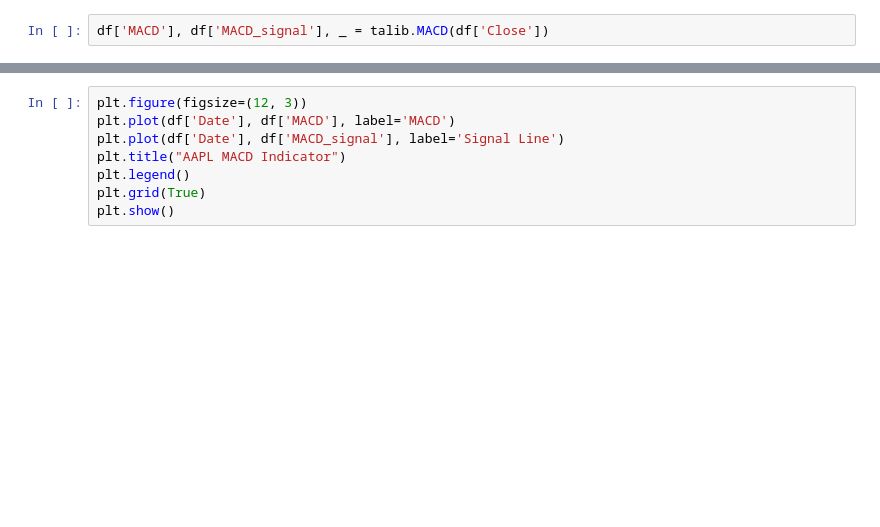
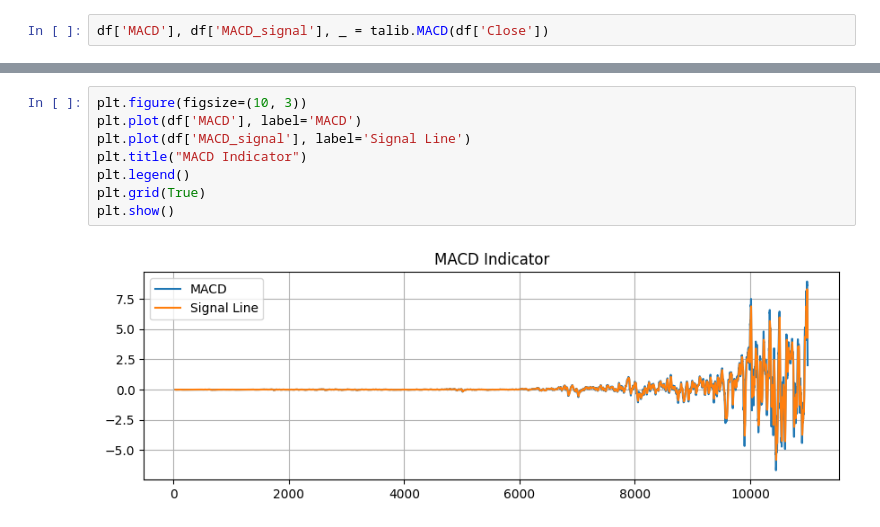
Before and after one commit to kirubhel/Financial-Prediction-Analytics, a Jupyter notebook: notebooks/quant_analysis_task2.ipynb, the cells around one changed output, grey strips where cells are left out. Saved outputs shown, nothing was run; the diff lists cells and outputs as text; blank space fills up the shorter version.

```diff
--- a/notebooks/quant_analysis_task2.ipynb
+++ b/notebooks/quant_analysis_task2.ipynb
@@ -38,8 +38,10 @@ plt.show()
 # %%
-plt.figure(figsize=(12, 3))
-plt.plot(df['Date'], df['MACD'], label='MACD')
-plt.plot(df['Date'], df['MACD_signal'], label='Signal Line')
-plt.title("AAPL MACD Indicator")
+plt.figure(figsize=(10, 3))
+plt.plot(df['MACD'], label='MACD')
+plt.plot(df['MACD_signal'], label='Signal Line')
+plt.title("MACD Indicator")
 plt.legend()
 plt.grid(True)
 plt.show()
+# %% [output]
+[figure, added]
```
Also changed, not shown: parts of 5 cells of this notebook.
